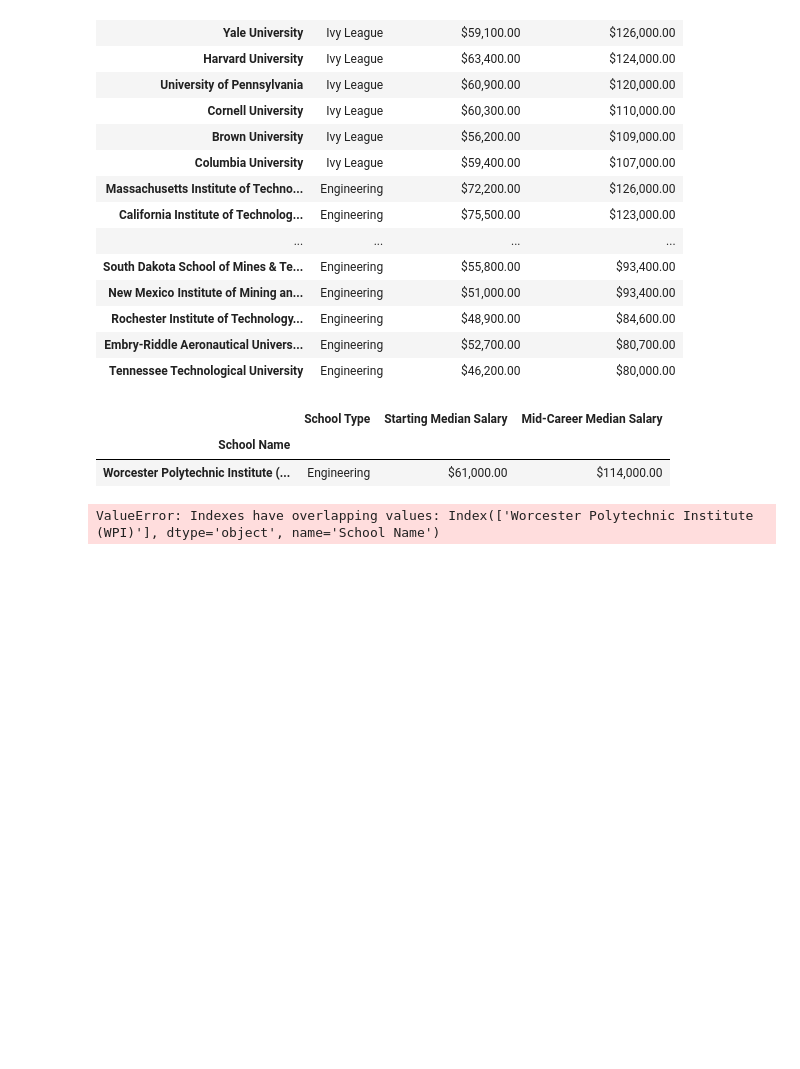
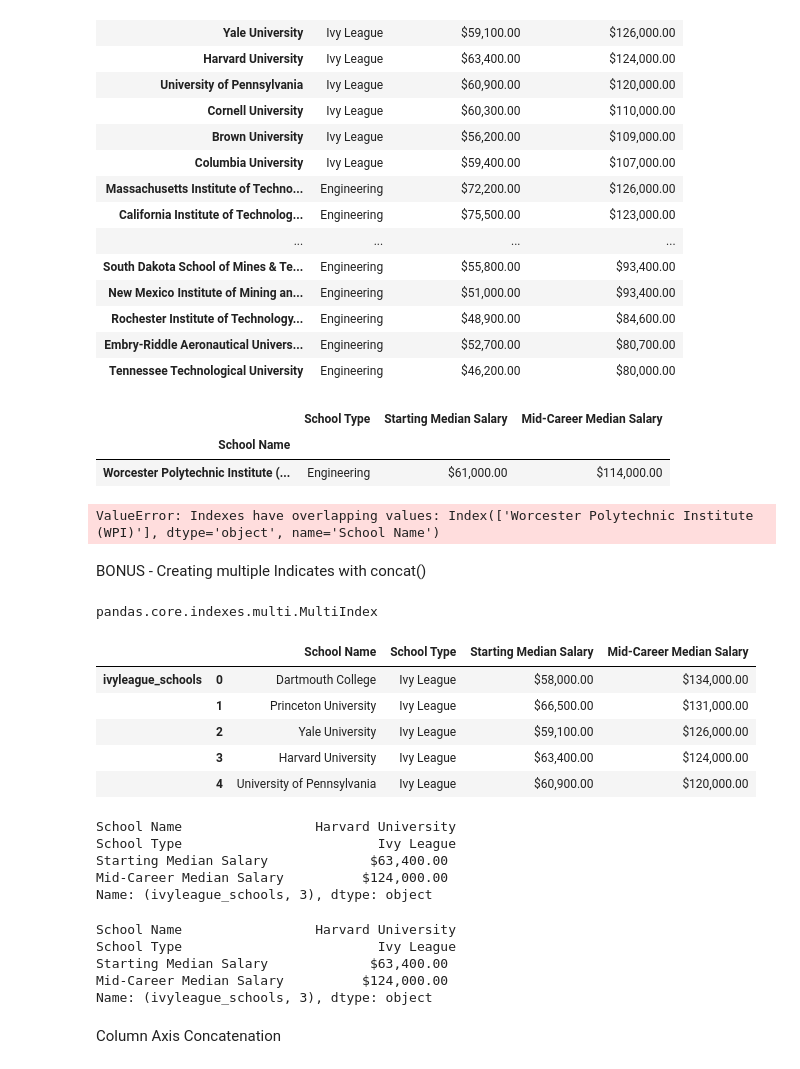
Before and after one commit to TomaszBury/The-ultimate-pandas-bootcamp-advanced-python-data-analysis, a Jupyter notebook: section_06/148.ipynb, the cells around one changed output. Drawn from its saved outputs; the diff is of its cells as text; code cells hidden in the pictures; blank space fills up the shorter version.

```diff
--- a/section_06/148.ipynb
+++ b/section_06/148.ipynb
@@ -396,3 +396,5 @@ ivies2 = pd.concat([ivies2, random_eng_chool])
 pd.concat([ivies2, eng2], verify_integrity=True)
 # %% [output]
 ValueError: Indexes have overlapping values: Index(['Worcester Polytechnic Institute (WPI)'], dtype='object', name='School Name')
+# %% [markdown]
+BONUS - Creating multiple Indicates with concat()
@@ -398,0 +405,33 @@ ValueError: Indexes have overlapping values: Index(['Worcester Polytechnic Insti
+# %%
+new_df = pd.concat([ivies, eng], keys=['ivyleague_schools', 'engineering_shools'])
+# %%
+type(new_df.index)
+# %% [output]
+pandas.core.indexes.multi.MultiIndex
+# %%
+new_df.head()
+# %% [output]
+|  |  | School Name | School Type | Starting Median Salary | Mid-Career Median Salary |
+| ivyleague_schools | 0 | Dartmouth College | Ivy League | $58,000.00 | $134,000.00 |
+|  | 1 | Princeton University | Ivy League | $66,500.00 | $131,000.00 |
+|  | 2 | Yale University | Ivy League | $59,100.00 | $126,000.00 |
+|  | 3 | Harvard University | Ivy League | $63,400.00 | $124,000.00 |
+|  | 4 | University of Pennsylvania | Ivy League | $60,900.00 | $120,000.00 |
+# %%
+new_df.loc[('ivyleague_schools',3)]
+# %% [output]
+School Name                 Harvard University
+School Type                         Ivy League
+Starting Median Salary             $63,400.00
+Mid-Career Median Salary          $124,000.00
+Name: (ivyleague_schools, 3), dtype: object
+# %%
+new_df.iloc[3]
+# %% [output]
+School Name                 Harvard University
+School Type                         Ivy League
+Starting Median Salary             $63,400.00
+Mid-Career Median Salary          $124,000.00
+Name: (ivyleague_schools, 3), dtype: object
+# %% [markdown]
+Column Axis Concatenation
```
Also changed, not shown: parts of 7 cells of this notebook.
